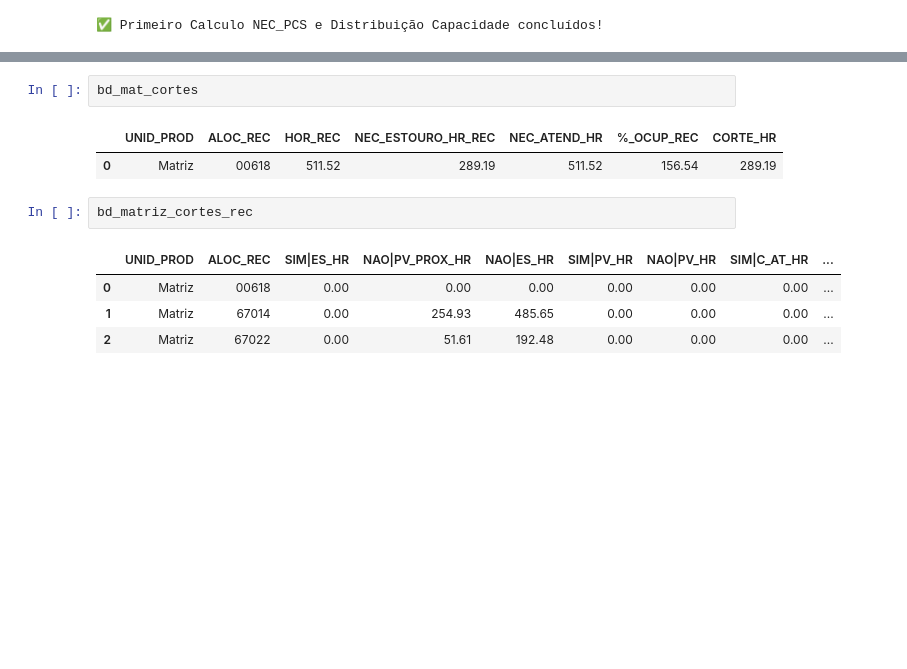
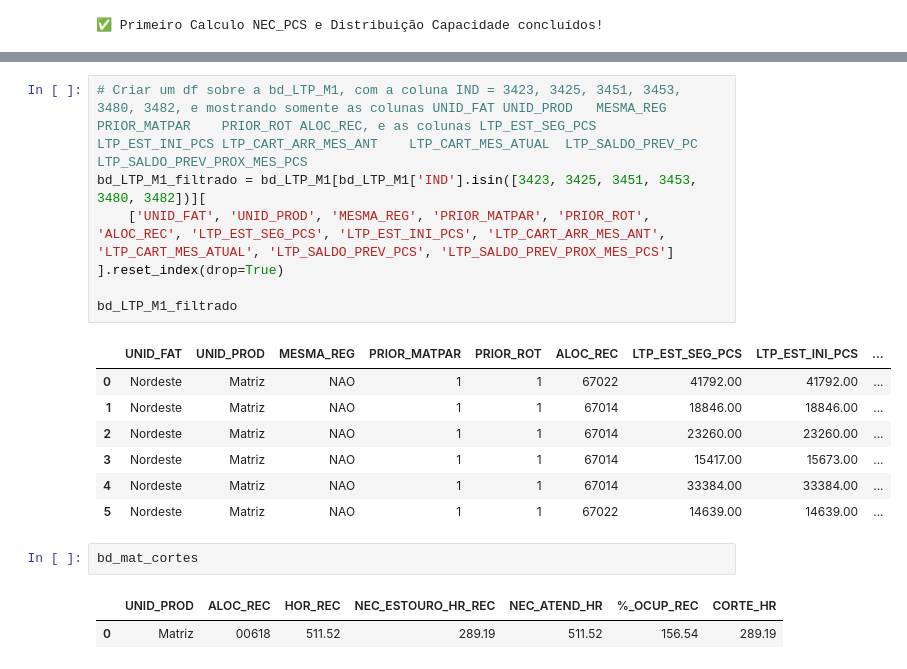
Before and after one commit to OtavioBedin/LTP, a Jupyter notebook: 00_SCRIPTS/ETL_LTP.ipynb, the cells around one changed output, grey strips where cells are left out. Cells and saved outputs as stored; diff of their text form; blank space fills up the shorter version.

```diff
--- a/00_SCRIPTS/ETL_LTP.ipynb
+++ b/00_SCRIPTS/ETL_LTP.ipynb
@@ -1309,18 +1351,26 @@ for mes_ref in mes_refs:
             else:
                 # Aplicar cortes pois no filtro máquina temos somente PAs
                 pass
-# %%
-bd_mat_cortes
-# %% [output]
-|  | UNID_PROD | ALOC_REC | HOR_REC | NEC_ESTOURO_HR_REC | NEC_ATEND_HR | %_OCUP_REC | CORTE_HR |
-| 0 | Matriz | 00618 | 511.52 | 289.19 | 511.52 | 156.54 | 289.19 |
 # %%
-bd_matriz_cortes_rec
+# Criar um df sobre a bd_LTP_M1, com a coluna IND = 3423, 3425, 3451, 3453, 3480, 3482, e mostrando somente as colunas UNID_FAT	UNID_PROD	MESMA_REG	PRIOR_MATPAR	PRIOR_ROT ALOC_REC, e as colunas LTP_EST_SEG_PCS	LTP_EST_INI_PCS	LTP_CART_ARR_MES_ANT	LTP_CART_MES_ATUAL	LTP_SALDO_PREV_PC	LTP_SALDO_PREV_PROX_MES_PCS
+bd_LTP_M1_filtrado = bd_LTP_M1[bd_LTP_M1['IND'].isin([3423, 3425, 3451, 3453, 3480, 3482])][
+    ['UNID_FAT', 'UNID_PROD', 'MESMA_REG', 'PRIOR_MATPAR', 'PRIOR_ROT', 'ALOC_REC', 'LTP_EST_SEG_PCS', 'LTP_EST_INI_PCS', 'LTP_CART_ARR_MES_ANT', 'LTP_CART_MES_ATUAL', 'LTP_SALDO_PREV_PCS', 'LTP_SALDO_PREV_PROX_MES_PCS']
+].reset_index(drop=True)
+
+bd_LTP_M1_filtrado
 # %% [output]
-|  | UNID_PROD | ALOC_REC | SIM|ES_HR | NAO|PV_PROX_HR | NAO|ES_HR | SIM|PV_HR | NAO|PV_HR | SIM|C_AT_HR | ... |
-| 0 | Matriz | 00618 | 0.00 | 0.00 | 0.00 | 0.00 | 0.00 | 0.00 | ... |
-| 1 | Matriz | 67014 | 0.00 | 254.93 | 485.65 | 0.00 | 0.00 | 0.00 | ... |
-| 2 | Matriz | 67022 | 0.00 | 51.61 | 192.48 | 0.00 | 0.00 | 0.00 | ... |
+|  | UNID_FAT | UNID_PROD | MESMA_REG | PRIOR_MATPAR | PRIOR_ROT | ALOC_REC | LTP_EST_SEG_PCS | LTP_EST_INI_PCS | ... |
+| 0 | Nordeste | Matriz | NAO | 1 | 1 | 67022 | 41792.00 | 41792.00 | ... |
+| 1 | Nordeste | Matriz | NAO | 1 | 1 | 67014 | 18846.00 | 18846.00 | ... |
+| 2 | Nordeste | Matriz | NAO | 1 | 1 | 67014 | 23260.00 | 23260.00 | ... |
+| 3 | Nordeste | Matriz | NAO | 1 | 1 | 67014 | 15417.00 | 15673.00 | ... |
+| 4 | Nordeste | Matriz | NAO | 1 | 1 | 67014 | 33384.00 | 33384.00 | ... |
+| 5 | Nordeste | Matriz | NAO | 1 | 1 | 67022 | 14639.00 | 14639.00 | ... |
+# %%
+bd_mat_cortes
+# %% [output]
+|  | UNID_PROD | ALOC_REC | HOR_REC | NEC_ESTOURO_HR_REC | NEC_ATEND_HR | %_OCUP_REC | CORTE_HR |
+| 0 | Matriz | 00618 | 511.52 | 289.19 | 511.52 | 156.54 | 289.19 |
 # %%
 # Exportar para Excel
 
```
Also changed, not shown: parts of 3 cells of this notebook.
